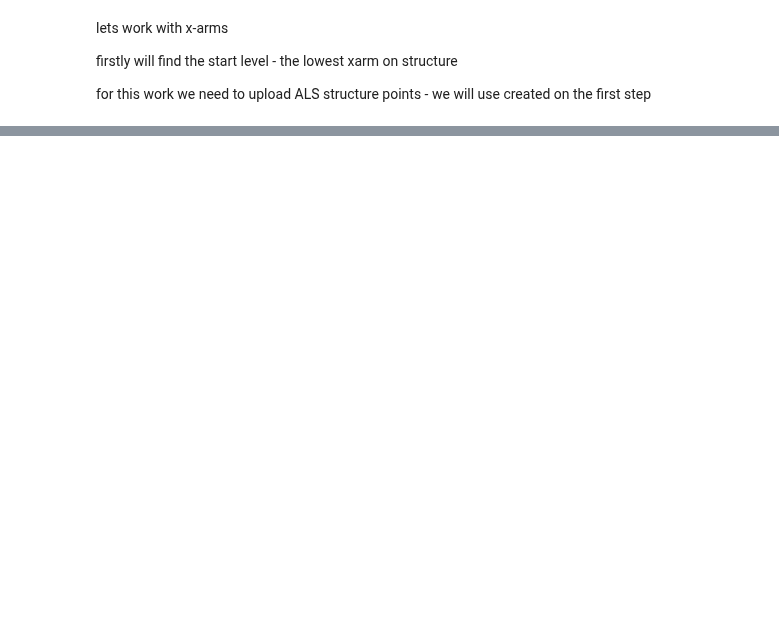
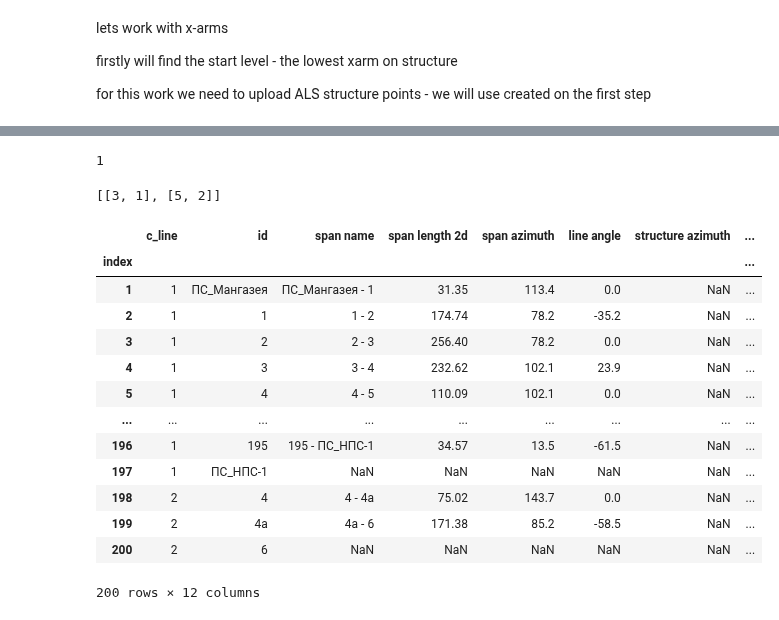
Before and after one commit to pigsel/some_tools, a Jupyter notebook: centrostruct/angles_and_xarm_notebook_version.ipynb, the cells around one changed output, grey strips where cells are left out. Drawn from its saved outputs; the diff is of its cells as text; code cells hidden in the pictures; blank space fills up the shorter version.

```diff
--- a/centrostruct/angles_and_xarm_notebook_version.ipynb
+++ b/centrostruct/angles_and_xarm_notebook_version.ipynb
@@ -248,0 +296,8 @@ axl.coords[1][0]
+# %%
+aaa[0][1]
+# %% [output]
+1
+# %%
+sorted(aaa)[-2:]
+# %% [output]
+[[3, 1], [5, 2]]
@@ -248,0 +340,19 @@ axl.coords[1][0]
+# %%
+ang_tab2 = pd.read_excel(workdir / 'ang_tab.xlsx', index_col=0)
+# %%
+ang_tab2
+# %% [output]
+|  | c_line | id | span name | span length 2d | span azimuth | line angle | structure azimuth | ... |
+| index |  |  |  |  |  |  |  | ... |
+| 1 | 1 | ПС_Мангазея | ПС_Мангазея - 1 | 31.35 | 113.4 | 0.0 | NaN | ... |
+| 2 | 1 | 1 | 1 - 2 | 174.74 | 78.2 | -35.2 | NaN | ... |
+| 3 | 1 | 2 | 2 - 3 | 256.40 | 78.2 | 0.0 | NaN | ... |
+| 4 | 1 | 3 | 3 - 4 | 232.62 | 102.1 | 23.9 | NaN | ... |
+| 5 | 1 | 4 | 4 - 5 | 110.09 | 102.1 | 0.0 | NaN | ... |
+| ... | ... | ... | ... | ... | ... | ... | ... | ... |
+| 196 | 1 | 195 | 195 - ПС_НПС-1 | 34.57 | 13.5 | -61.5 | NaN | ... |
+| 197 | 1 | ПС_НПС-1 | NaN | NaN | NaN | NaN | NaN | ... |
+| 198 | 2 | 4 | 4 - 4a | 75.02 | 143.7 | 0.0 | NaN | ... |
+| 199 | 2 | 4a | 4a - 6 | 171.38 | 85.2 | -58.5 | NaN | ... |
+| 200 | 2 | 6 | NaN | NaN | NaN | NaN | NaN | ... |
+200 rows × 12 columns
```
Also changed, not shown: parts of 20 cells of this notebook, 4 other files.
